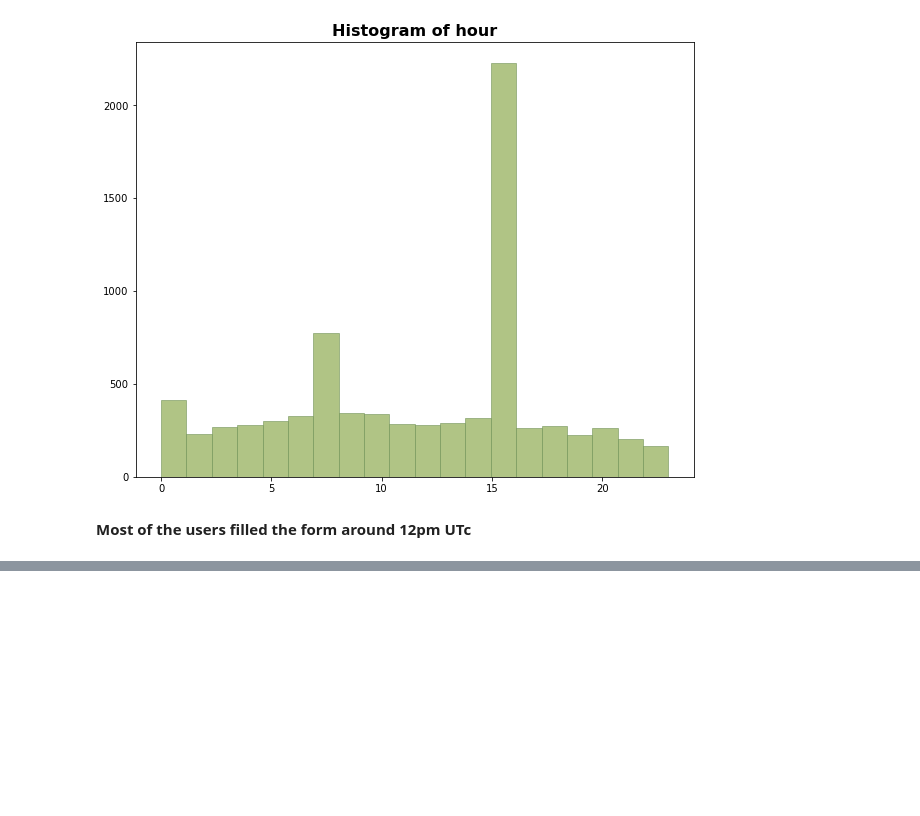
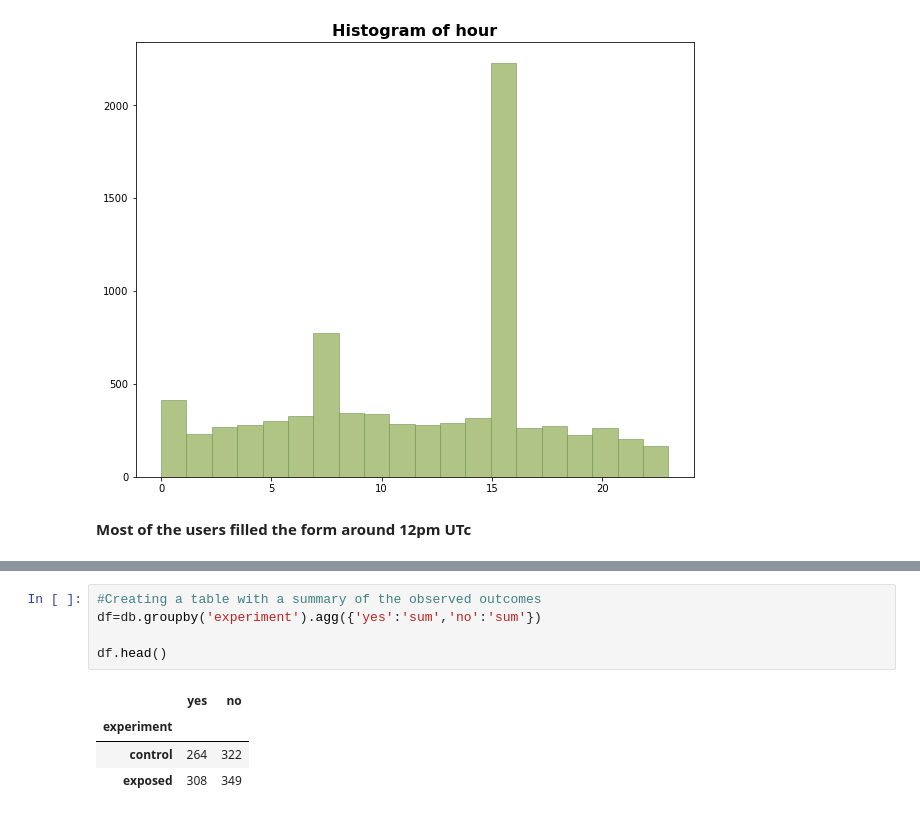
Before and after one commit to nebasam/-hypothesis-testing-for-SmartAd-BIO-service, a Jupyter notebook: notebooks/HypothesisTesting.ipynb, the cells around one changed output, grey strips where cells are left out. Cells and saved outputs as stored; diff of their text form; blank space fills up the shorter version.

Commit message:
created table of the obseved outcomes

```diff
--- a/notebooks/HypothesisTesting.ipynb
+++ b/notebooks/HypothesisTesting.ipynb
@@ -146,0 +171,10 @@ plot_hist(db,'hour')
+# %%
+#Creating a table with a summary of the observed outcomes
+df=db.groupby('experiment').agg({'yes':'sum','no':'sum'})
+
+df.head()
+# %% [output]
+|  | yes | no |
+| experiment |  |  |
+| control | 264 | 322 |
+| exposed | 308 | 349 |
```
Also changed, not shown: parts of 4 cells of this notebook.
